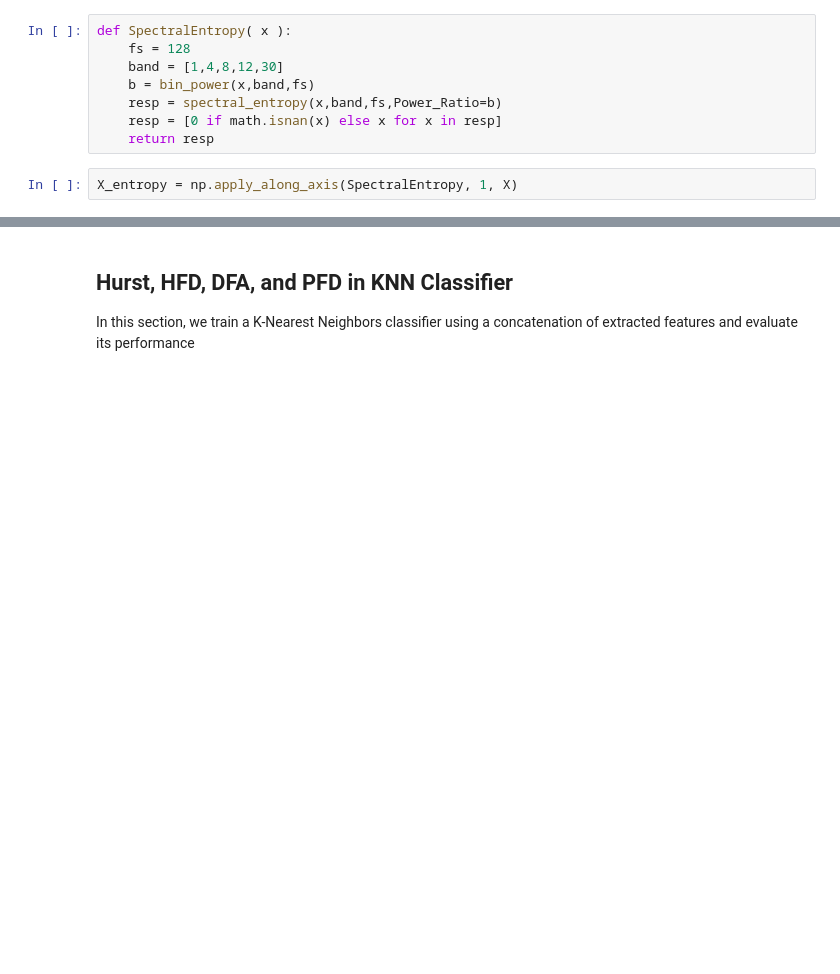
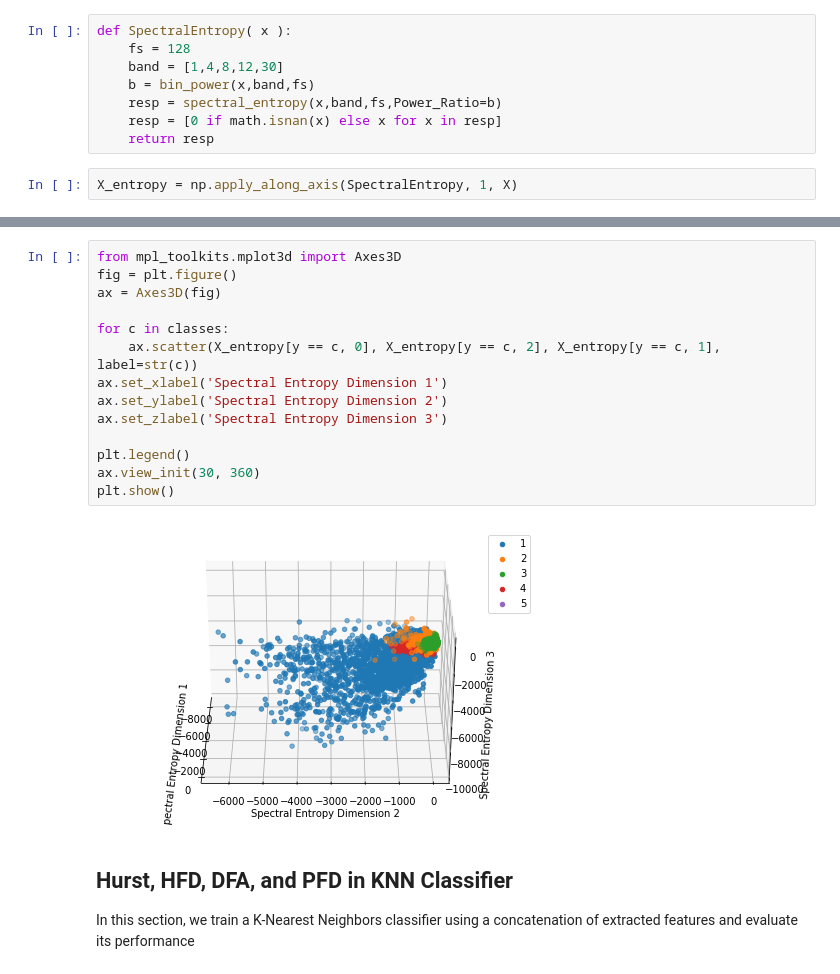
Before and after one commit to carolineh101/cs229-epilepsy, a Jupyter notebook: feature_engineering.ipynb, the cells around one changed output, grey strips where cells are left out. Cells and saved outputs as stored; diff of their text form; blank space fills up the shorter version.

```diff
--- a/feature_engineering.ipynb
+++ b/feature_engineering.ipynb
@@ -92,3 +92,19 @@ plt.show()
+# %%
+from mpl_toolkits.mplot3d import Axes3D
+fig = plt.figure()
+ax = Axes3D(fig)
+
+for c in classes:
+    ax.scatter(X_entropy[y == c, 0], X_entropy[y == c, 2], X_entropy[y == c, 1], label=str(c))
+ax.set_xlabel('Spectral Entropy Dimension 1')
+ax.set_ylabel('Spectral Entropy Dimension 2')
+ax.set_zlabel('Spectral Entropy Dimension 3')
+
+plt.legend()
+ax.view_init(30, 360)
+plt.show()
+# %% [output]
+[figure, added]
 # %% [markdown]
 ## Hurst, HFD, DFA, and PFD in KNN Classifier
 In this section, we train a K-Nearest Neighbors classifier using a concatenation of extracted features and evaluate its performance
```
Also changed, not shown: parts of 18 cells of this notebook, 1 other file.
